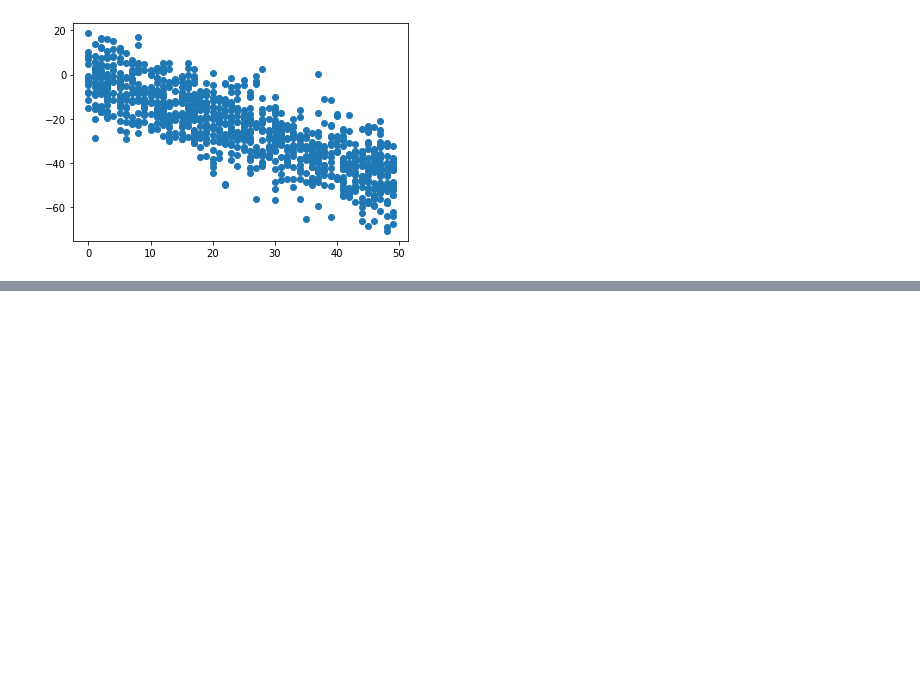
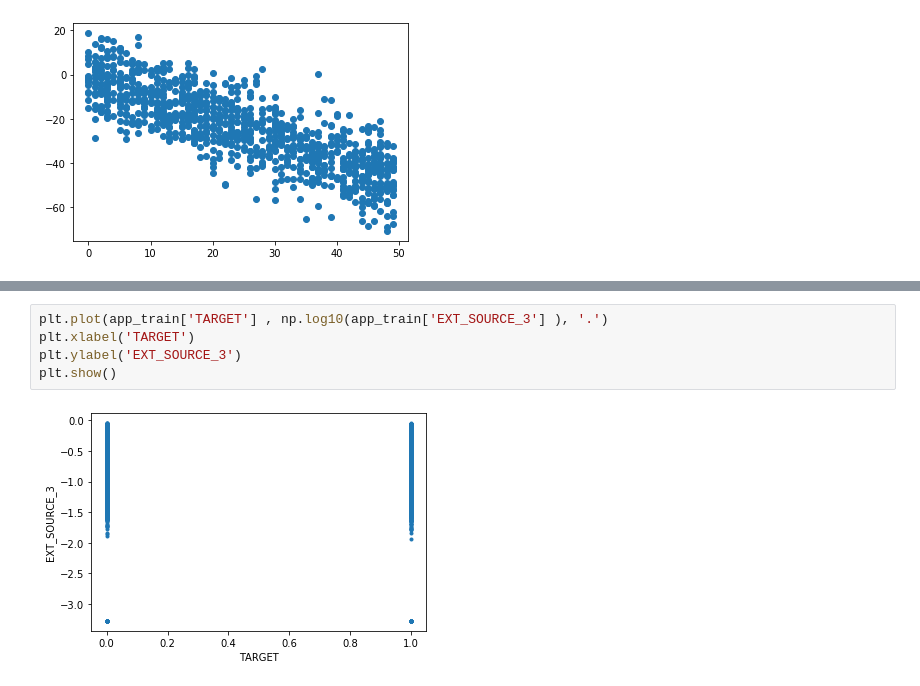
Before and after one commit to ChiehYuu/python_practice, a Jupyter notebook: ML100_practice/EDA-2 plotting.ipynb, the cells around one changed output, grey strips where cells are left out. Drawn from its saved outputs; the diff is of its cells as text; blank space fills up the shorter version.

```diff
--- a/ML100_practice/EDA-2 plotting.ipynb
+++ b/ML100_practice/EDA-2 plotting.ipynb
@@ -53,0 +193,7 @@ plt.scatter('Negative Correlation')
+# %%
+plt.plot(app_train['TARGET'] , np.log10(app_train['EXT_SOURCE_3'] ), '.')
+plt.xlabel('TARGET')
+plt.ylabel('EXT_SOURCE_3')
+plt.show()
+# %% [output]
+[figure, added]
```
Also changed, not shown: parts of 13 cells of this notebook.
